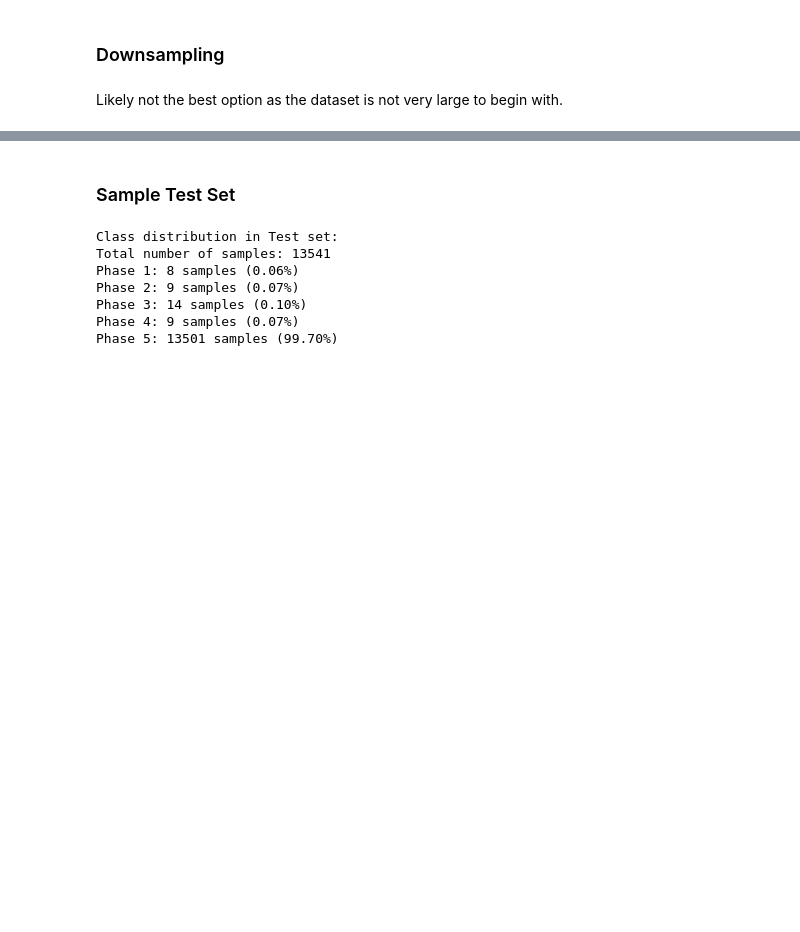
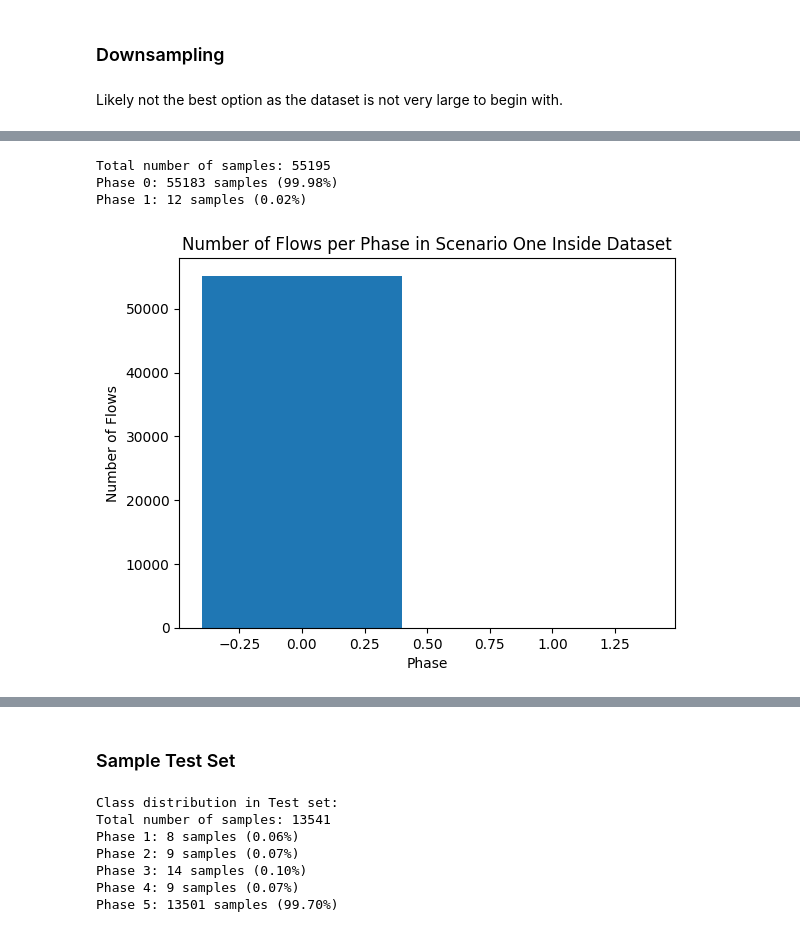
Before and after one commit to sofiaburkow/DeepChronos, a Jupyter notebook: experiments/preprocessing/balance_datasets.ipynb, the cells around one changed output, grey strips where cells are left out. Cells and saved outputs as stored; diff of their text form; code cells hidden in the pictures; blank space fills up the shorter version.

```diff
--- a/experiments/preprocessing/balance_datasets.ipynb
+++ b/experiments/preprocessing/balance_datasets.ipynb
@@ -250,3 +243,10 @@ After sampling: Counter({0: 55183, 5: 30, 3: 21, 2: 13, 4: 13, 1: 12})
 | 112109 | f112109 | 9.524465e+08 | 9.524465e+08 | 0.000000 | 122.157.40.45 | 34920 | 131.84.1.31 | 31198 | tcp | - | ... |
 | 82578 | f82578 | 9.524465e+08 | 9.524465e+08 | 0.000000 | 66.25.85.195 | 22119 | 131.84.1.31 | 4540 | tcp | - | ... |
 | 33496 | f33496 | 9.524445e+08 | 9.524445e+08 | 0.000799 | 172.16.117.132 | 1430 | 172.16.115.20 | 53 | udp | dns | ... |
+# %%
+_ = check_class_distribution(df_train_downsampled["phase"], phases=[0,1], plot=True)
+# %% [output]
+Total number of samples: 55195
+Phase 0: 55183 samples (99.98%)
+Phase 1: 12 samples (0.02%)
+[figure, added]
```
Also changed, not shown: parts of 12 cells of this notebook, 3 other files.
